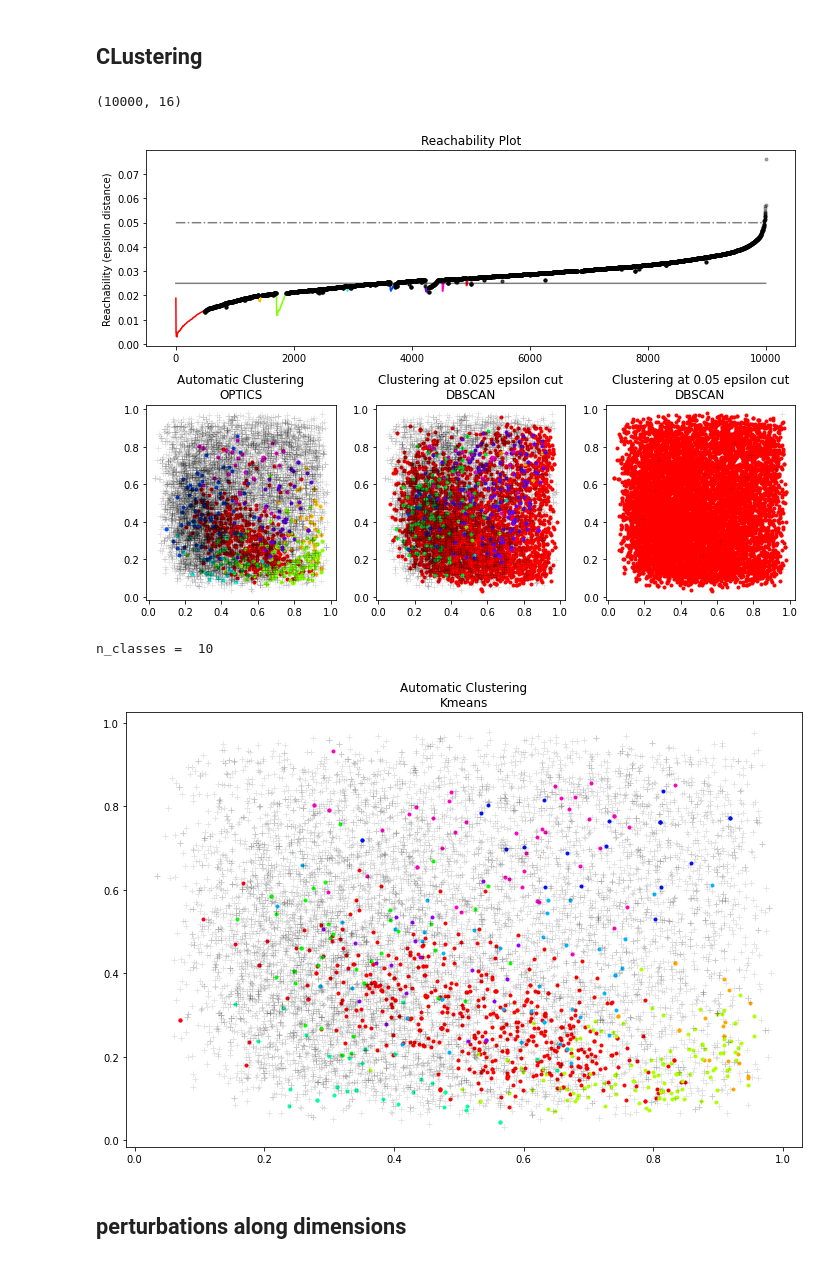
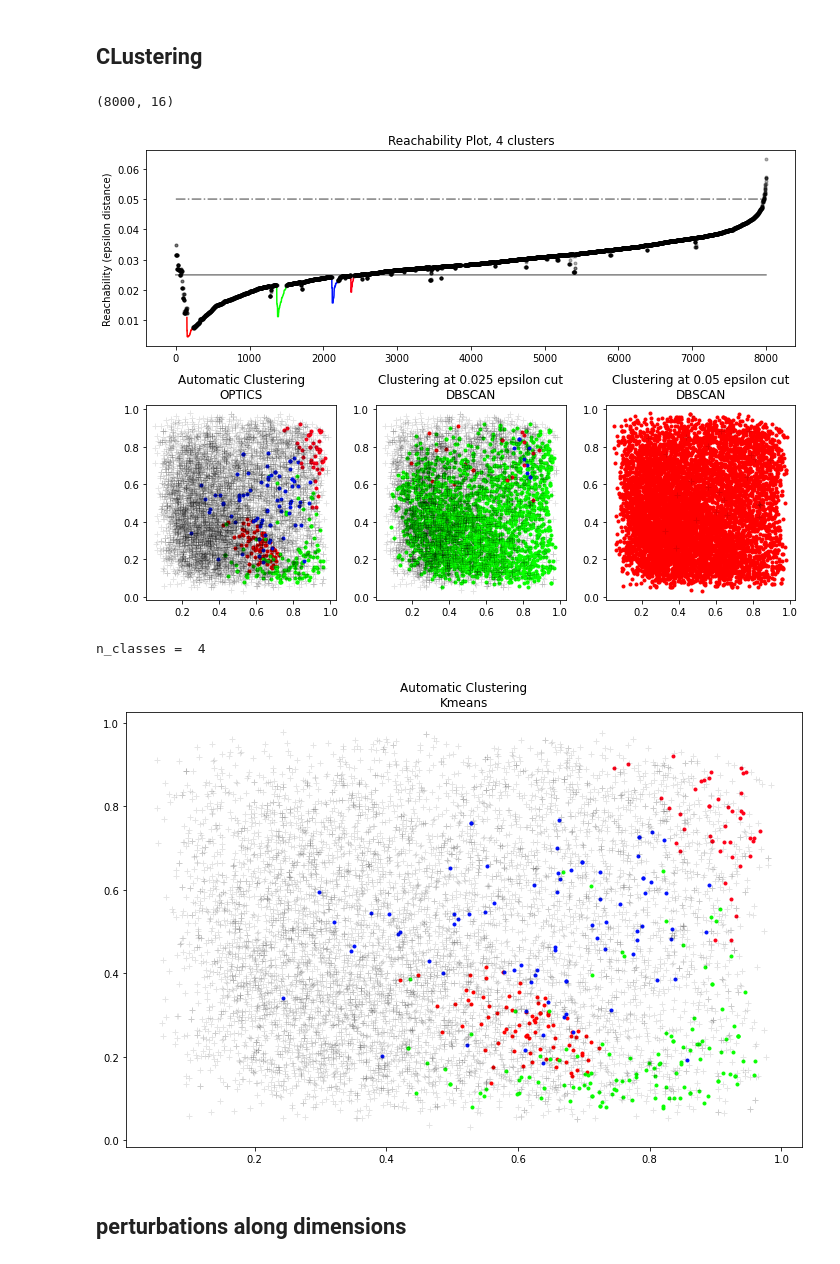
Before and after one commit to facebookresearch/EGG, a Jupyter notebook: egg/zoo/pop/scripts/analysis_tools/continuous_interaction_analysis.ipynb, the cells around one changed output. Cells and saved outputs as stored; diff of their text form; code cells hidden in the pictures.

```diff
--- a/egg/zoo/pop/scripts/analysis_tools/continuous_interaction_analysis.ipynb
+++ b/egg/zoo/pop/scripts/analysis_tools/continuous_interaction_analysis.ipynb
@@ -260,13 +247,13 @@ import numpy as np
 # %%
 # n_points_per_cluster = 250
 _inters = df_inters[-2]
-_inters = _inters[_inters.sender_idx == 0].sample(10000) # for OPTICS remain below 8000
+_inters = _inters[_inters.sender_idx == 0].sample(8000) # for OPTICS remain below 8000 or wait more than 31s in the next cell
 X = _inters.loc[:,_inters.columns.str.contains('dim')].values
 print(X.shape)
 # %% [output]
-(10000, 16)
+(8000, 16)
 # %%
-clust = OPTICS(min_samples=15, xi=0.001, min_cluster_size=20, metric="cosine")
+clust = OPTICS(min_samples=15, xi=0.005, min_cluster_size=40, metric="cosine")
 # Run the fit
 clust.fit(X)
 
@@ -303,35 +290,35 @@ for klass in range(max(labels)):
     ax1.plot(Xk, Rk, color=colors(klass))
 ax1.plot(space[labels == -1], reachability[labels == -1], "k.", alpha=0.3)
 ax1.plot(space, np.full_like(space, 0.025, dtype=float), "k-", alpha=0.5)
 ax1.plot(space, np.full_like(space, 0.05, dtype=float), "k-.", alpha=0.5)
 ax1.set_ylabel("Reachability (epsilon distance)")
-ax1.set_title("Reachability Plot")
+ax1.set_title(f"Reachability Plot, {max(labels)} clusters")
 
 # OPTICS
 for klass in range(max(labels)):
     Xk = X[clust.labels_ == klass]
     ax2.plot(Xk[:, 0], Xk[:, 1], ".", color= colors(klass))
 ax2.plot(X[clust.labels_ == -1, 0], X[clust.labels_ == -1, 1], "k+", alpha=0.1)
 ax2.set_title("Automatic Clustering\nOPTICS")
 
 # DBSCAN at 0.025
 for klass in range(max(labels)):
     Xk = X[labels_025 == klass]
     ax3.plot(Xk[:, 0], Xk[:, 1], ".", color= colors(klass))
 ax3.plot(X[labels_025 == -1, 0], X[labels_025 == -1, 1], "k+", alpha=0.1)
 ax3.set_title("Clustering at 0.025 epsilon cut\nDBSCAN")
 
 # DBSCAN at 0.05.
 for klass in range(max(labels)):
     Xk = X[labels_05 == klass]
     ax4.plot(Xk[:, 0], Xk[:, 1], ".", color= colors(klass))
 ax4.plot(X[labels_05 == -1, 0], X[labels_05 == -1, 1], "k+", alpha=0.1)
 ax4.set_title("Clustering at 0.05 epsilon cut\nDBSCAN")
 
 plt.tight_layout()
 plt.show()
 # %% [output]
-[figure, old version]
+[figure, new version]
 # %%
 clust2 = KMeans(1000)
 clust.fit(X)
@@ -351,8 +338,8 @@ ax.set_title("Automatic Clustering\nKmeans")
 plt.tight_layout()
 plt.show()
 # %% [output]
-n_classes =  10
+n_classes =  4
-[figure, old version]
+[figure, new version]
 # %% [markdown]
 ## perturbations along dimensions
 # %%
```
Also changed, not shown: parts of 7 cells of this notebook, 1 other file.
